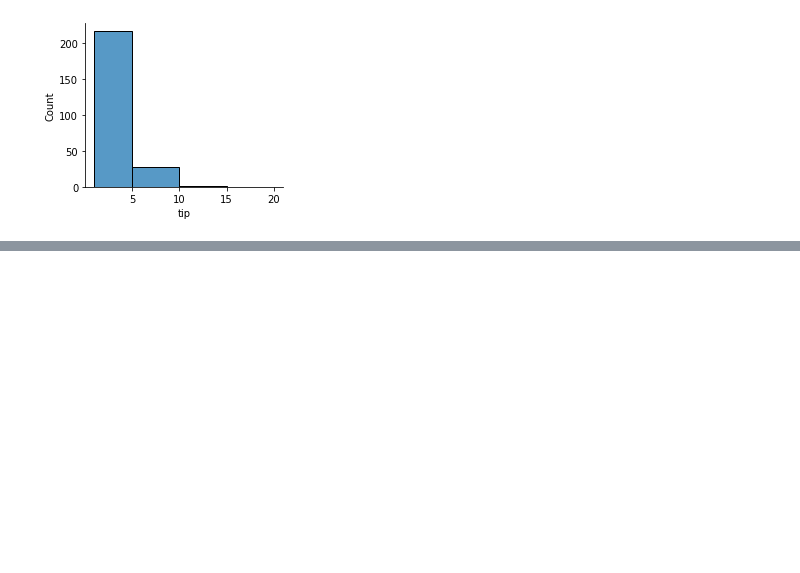
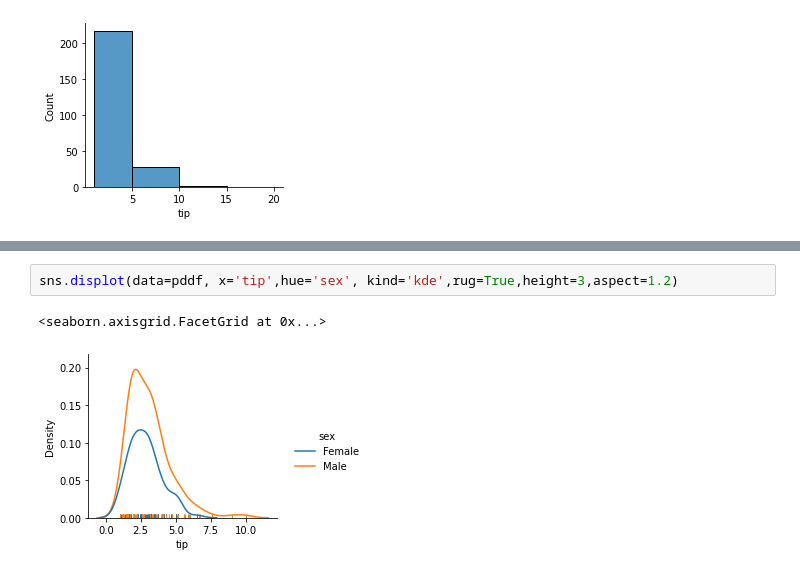
Before and after one commit to somkiatth/git, a Jupyter notebook: kuseborn1.ipynb, the cells around one changed output, grey strips where cells are left out. Cells and saved outputs as stored; diff of their text form; blank space fills up the shorter version.

```diff
--- a/kuseborn1.ipynb
+++ b/kuseborn1.ipynb
@@ -90,0 +101,5 @@ sns.displot(pddf.tip,bins=[1,5,10,15,20],height=3,aspect=1.2)
+# %%
+sns.displot(data=pddf, x='tip',hue='sex', kind='kde',rug=True,height=3,aspect=1.2)
+# %% [output]
+<seaborn.axisgrid.FacetGrid at 0x...>
+[figure, added]
```
Also changed, not shown: parts of 2 cells of this notebook.
